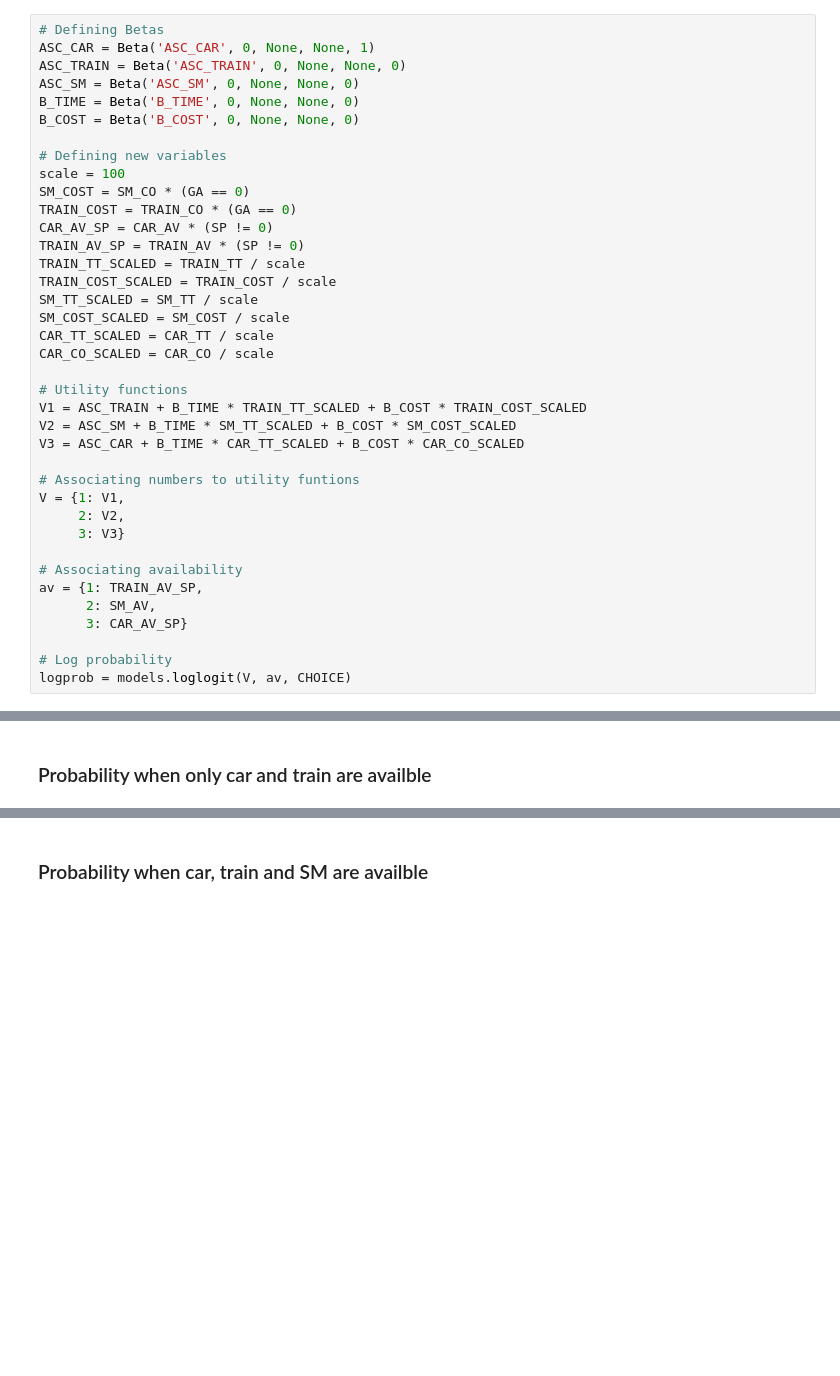
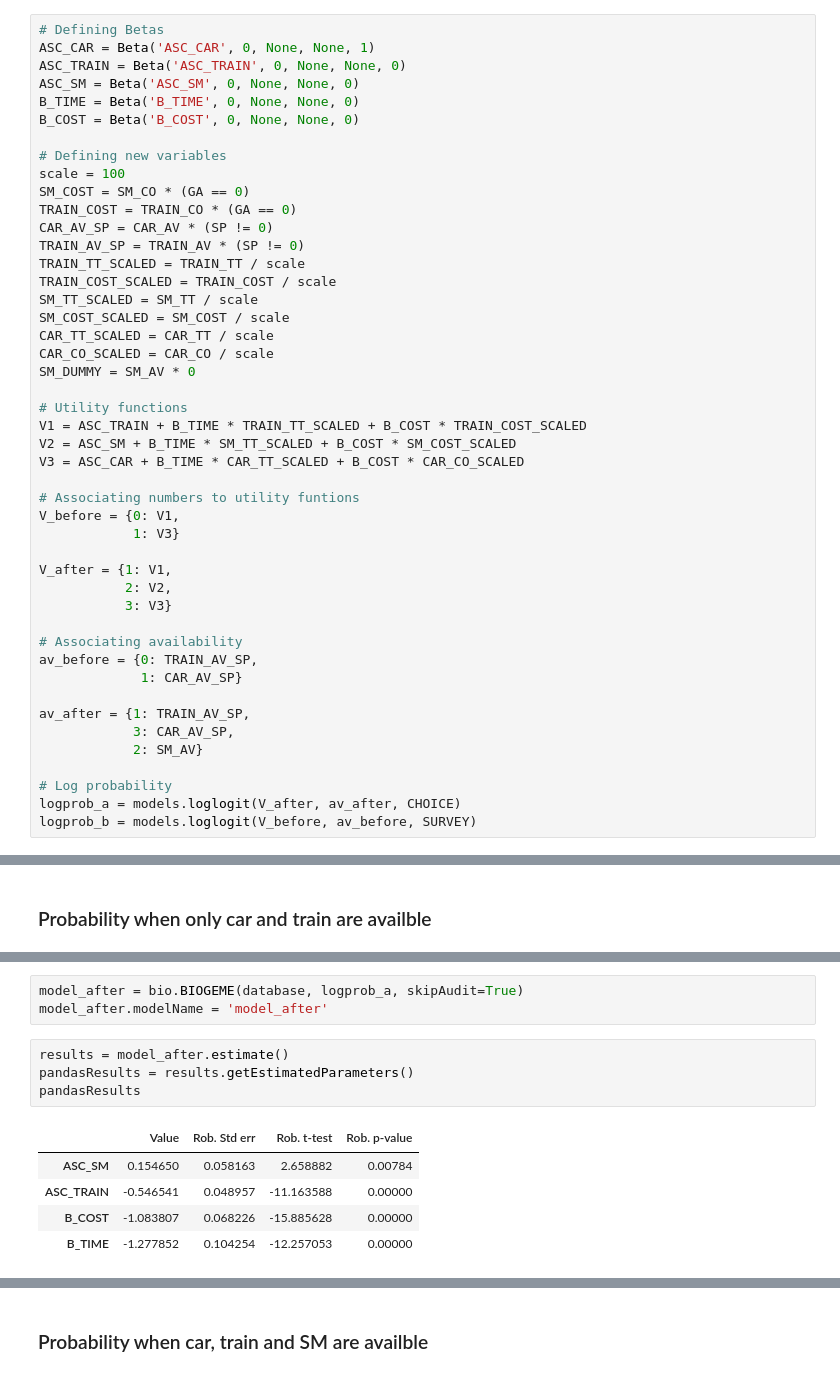
Before and after one commit to andrzej16913/discrete-choice, a Jupyter notebook: Project.ipynb, the cells around one changed output, grey strips where cells are left out. Drawn from its saved outputs; the diff is of its cells as text; blank space fills up the shorter version.

```diff
--- a/Project.ipynb
+++ b/Project.ipynb
@@ -76,6 +76,7 @@ SM_TT_SCALED = SM_TT / scale
 SM_COST_SCALED = SM_COST / scale
 CAR_TT_SCALED = CAR_TT / scale
 CAR_CO_SCALED = CAR_CO / scale
+SM_DUMMY = SM_AV * 0
 
 # Utility functions
 V1 = ASC_TRAIN + B_TIME * TRAIN_TT_SCALED + B_COST * TRAIN_COST_SCALED
@@ -83,14 +84,21 @@ V2 = ASC_SM + B_TIME * SM_TT_SCALED + B_COST * SM_COST_SCALED
 V3 = ASC_CAR + B_TIME * CAR_TT_SCALED + B_COST * CAR_CO_SCALED
 
 # Associating numbers to utility funtions
-V = {1: V1,
-     2: V2,
-     3: V3}
+V_before = {0: V1,
+            1: V3}
+
+V_after = {1: V1,
+           2: V2,
+           3: V3}
 
 # Associating availability
-av = {1: TRAIN_AV_SP,
-      2: SM_AV,
-      3: CAR_AV_SP}
+av_before = {0: TRAIN_AV_SP,
+             1: CAR_AV_SP}
+
+av_after = {1: TRAIN_AV_SP,
+            3: CAR_AV_SP,
+            2: SM_AV}
 
 # Log probability
-logprob = models.loglogit(V, av, CHOICE)
+logprob_a = models.loglogit(V_after, av_after, CHOICE)
+logprob_b = models.loglogit(V_before, av_before, SURVEY)
@@ -202,0 +205,13 @@ p_train
+# %%
+model_after = bio.BIOGEME(database, logprob_a, skipAudit=True)
+model_after.modelName = 'model_after'
+# %%
+results = model_after.estimate()
+pandasResults = results.getEstimatedParameters()
+pandasResults
+# %% [output]
+|  | Value | Rob. Std err | Rob. t-test | Rob. p-value |
+| ASC_SM | 0.154650 | 0.058163 | 2.658882 | 0.00784 |
+| ASC_TRAIN | -0.546541 | 0.048957 | -11.163588 | 0.00000 |
+| B_COST | -1.083807 | 0.068226 | -15.885628 | 0.00000 |
+| B_TIME | -1.277852 | 0.104254 | -12.257053 | 0.00000 |
```
Also changed, not shown: parts of 23 cells of this notebook.
